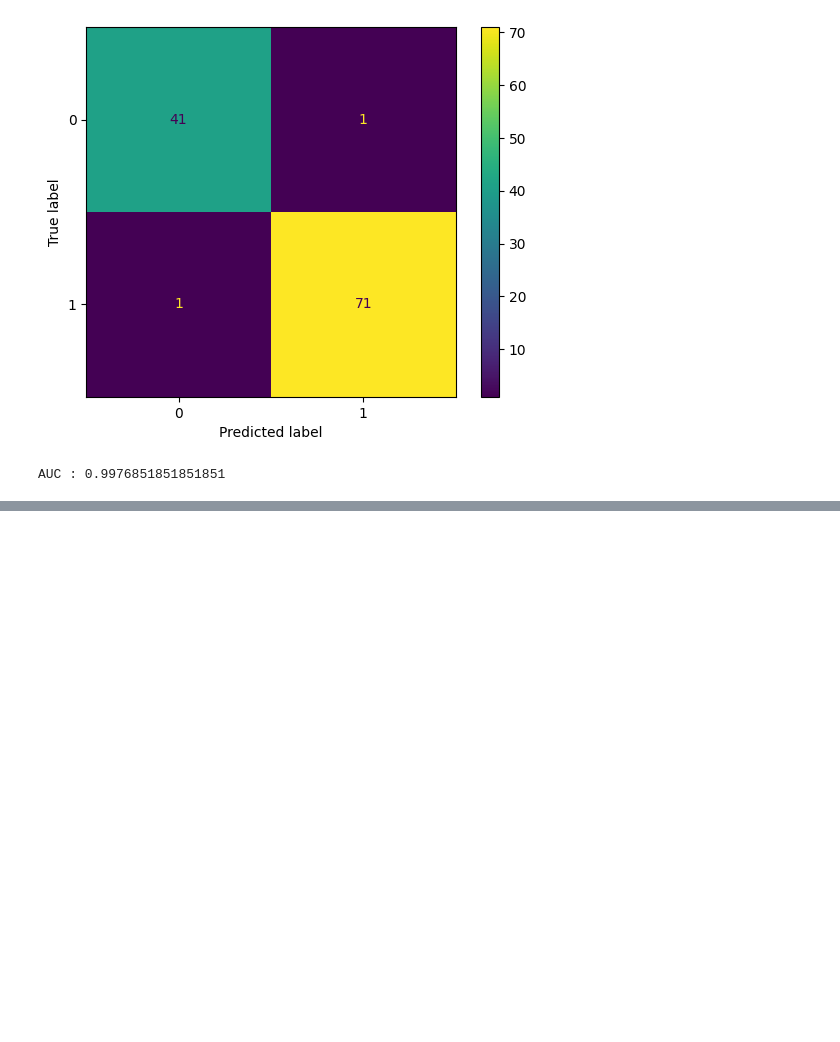
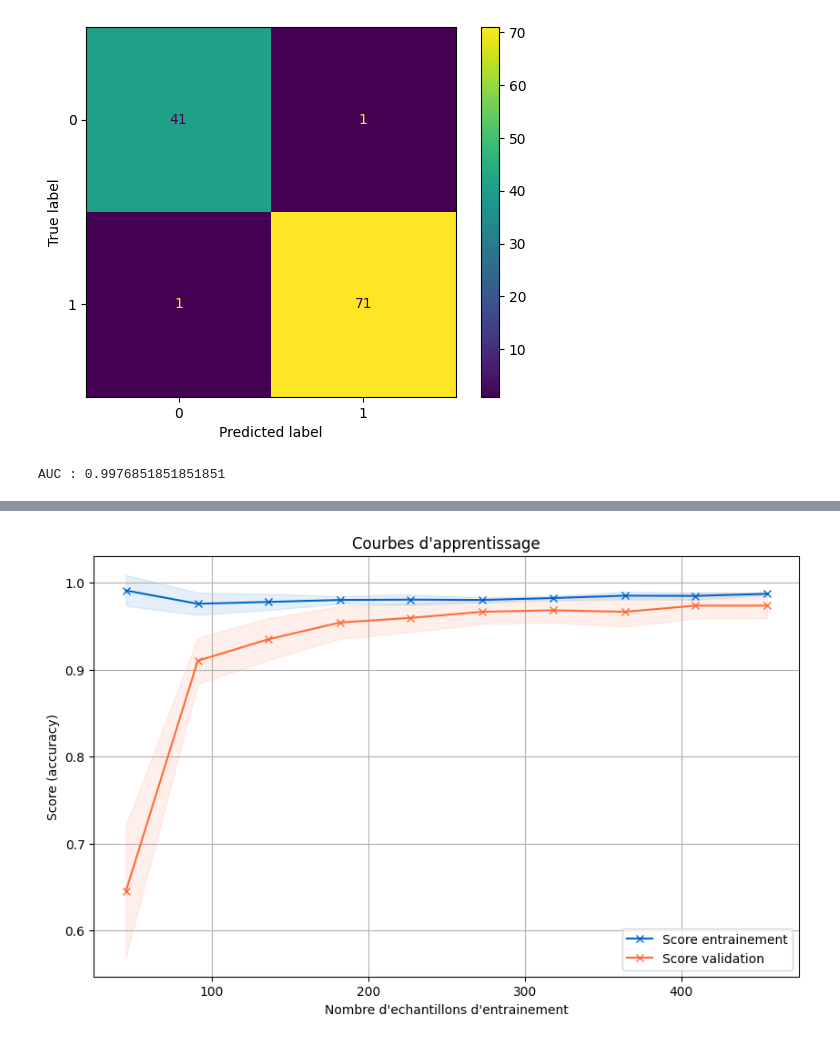
Before and after one commit to DamienDESSAUX-M2i/M2i_CDSD_TDTP, a Jupyter notebook: optimisation_evaluation_modeles/exos/tp_final.ipynb, the cells around one changed output, grey strips where cells are left out. Saved outputs shown, nothing was run; the diff lists cells and outputs as text; code cells hidden in the pictures; blank space fills up the shorter version.

```diff
--- a/optimisation_evaluation_modeles/exos/tp_final.ipynb
+++ b/optimisation_evaluation_modeles/exos/tp_final.ipynb
@@ -114,0 +119,56 @@ plt.show()
+# %%
+# Calculer les courbes d'apprentissage
+train_sizes, train_scores, test_scores = learning_curve(
+    pipeline,
+    X,
+    y,
+    cv=5,
+    train_sizes=np.linspace(0.1, 1.0, 10),
+    scoring="accuracy",
+    n_jobs=-1,
+)
+
+# Calculer les moyennes et ecarts-types
+train_mean = train_scores.mean(axis=1)
+train_std = train_scores.std(axis=1)
+test_mean = test_scores.mean(axis=1)
+test_std = test_scores.std(axis=1)
+
+# Tracer
+plt.figure(figsize=(10, 6))
+plt.plot(
+    train_sizes,
+    train_mean,
+    "x-",
+    label="Score entrainement",
+    color="#0066cc",
+)
+plt.plot(
+    train_sizes,
+    test_mean,
+    "x-",
+    label="Score validation",
+    color="#ff6b35",
+)
+plt.fill_between(
+    train_sizes,
+    train_mean - train_std,
+    train_mean + train_std,
+    alpha=0.1,
+    color="#0066cc",
+)
+plt.fill_between(
+    train_sizes,
+    test_mean - test_std,
+    test_mean + test_std,
+    alpha=0.1,
+    color="#ff6b35",
+)
+plt.xlabel("Nombre d'echantillons d'entrainement")
+plt.ylabel("Score (accuracy)")
+plt.title("Courbes d'apprentissage")
+plt.legend()
+plt.grid(True)
+plt.show()
+# %% [output]
+[figure, added]
```
Also changed, not shown: parts of 3 cells of this notebook, 5 other files.
